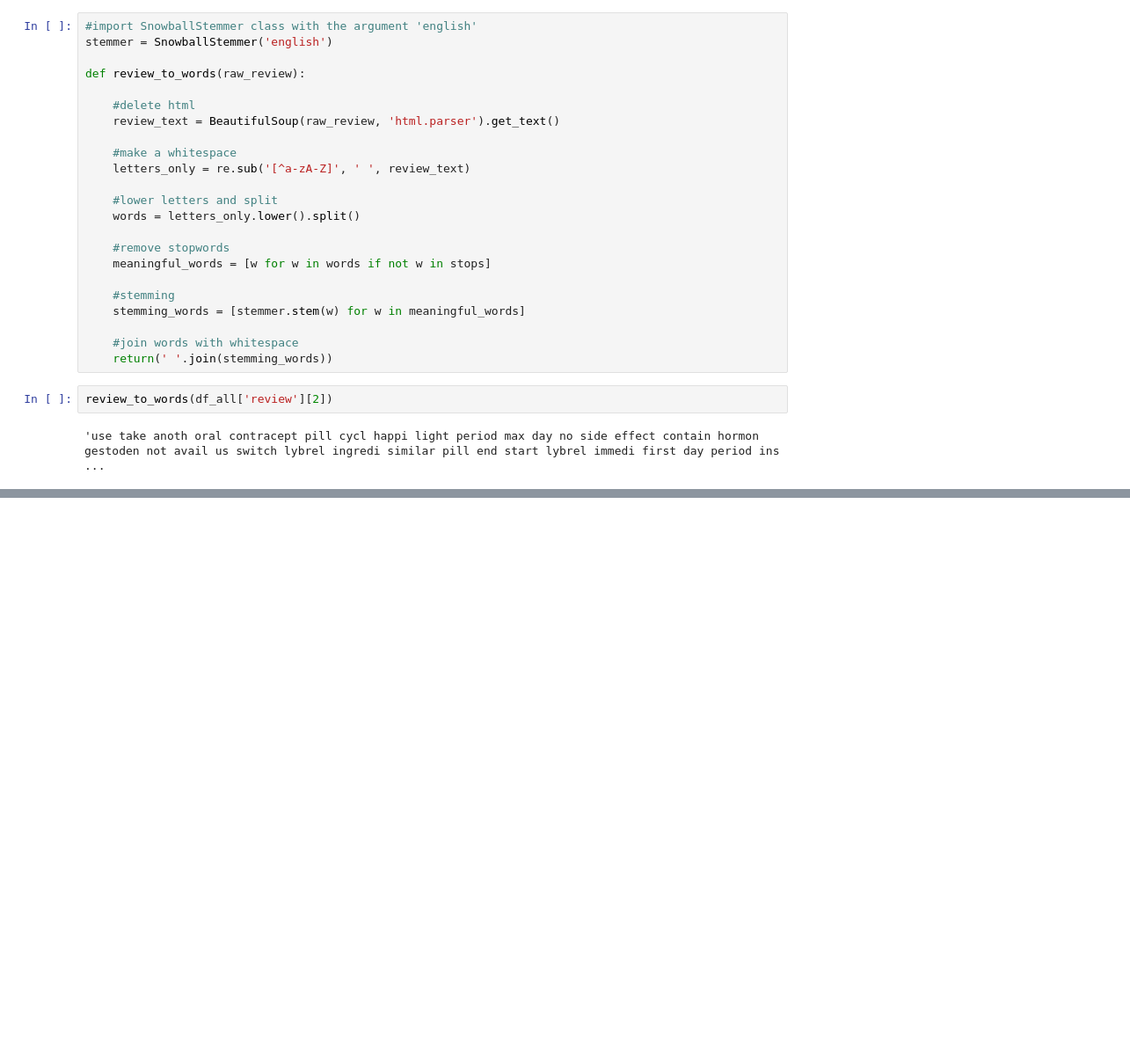
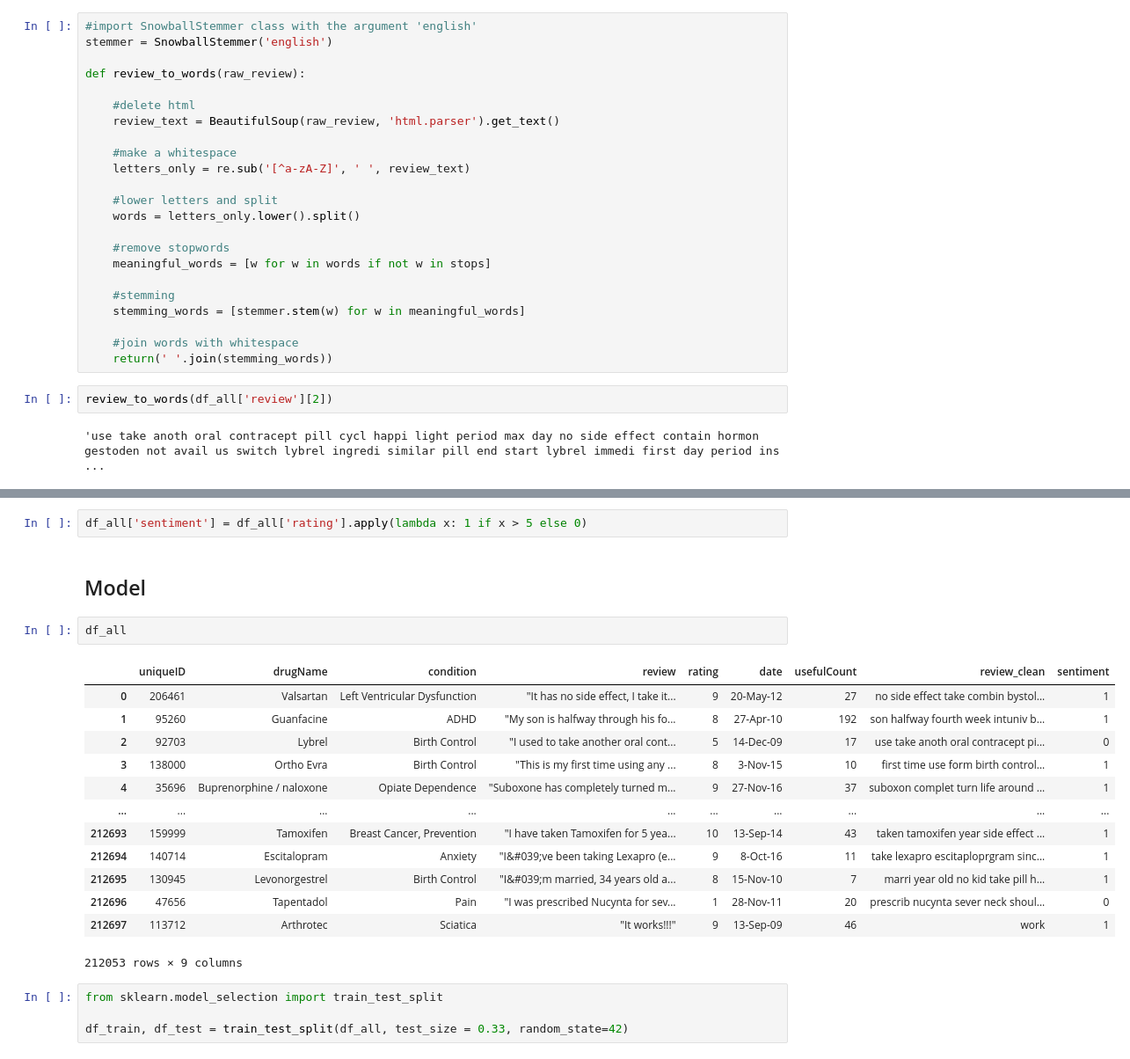
Before and after one commit to emonteiro27/drug-review, a Jupyter notebook: drug_review.ipynb, the cells around one changed output, grey strips where cells are left out. Shown: that part at 88% size. Saved outputs shown, nothing was run; the diff lists cells and outputs as text; blank space fills up the shorter version.

```diff
--- a/drug_review.ipynb
+++ b/drug_review.ipynb
@@ -498,0 +507,24 @@ There are 9 most used 4-grams that are shared in both dataframes
+# %%
+df_all['sentiment'] = df_all['rating'].apply(lambda x: 1 if x > 5 else 0)
+# %% [markdown]
+## Model
+# %%
+df_all
+# %% [output]
+|  | uniqueID | drugName | condition | review | rating | date | usefulCount | review_clean | sentiment |
+| 0 | 206461 | Valsartan | Left Ventricular Dysfunction | "It has no side effect, I take it... | 9 | 20-May-12 | 27 | no side effect take combin bystol... | 1 |
+| 1 | 95260 | Guanfacine | ADHD | "My son is halfway through his fo... | 8 | 27-Apr-10 | 192 | son halfway fourth week intuniv b... | 1 |
+| 2 | 92703 | Lybrel | Birth Control | "I used to take another oral cont... | 5 | 14-Dec-09 | 17 | use take anoth oral contracept pi... | 0 |
+| 3 | 138000 | Ortho Evra | Birth Control | "This is my first time using any ... | 8 | 3-Nov-15 | 10 | first time use form birth control... | 1 |
+| 4 | 35696 | Buprenorphine / naloxone | Opiate Dependence | "Suboxone has completely turned m... | 9 | 27-Nov-16 | 37 | suboxon complet turn life around ... | 1 |
+| ... | ... | ... | ... | ... | ... | ... | ... | ... | ... |
+| 212693 | 159999 | Tamoxifen | Breast Cancer, Prevention | "I have taken Tamoxifen for 5 yea... | 10 | 13-Sep-14 | 43 | taken tamoxifen year side effect ... | 1 |
+| 212694 | 140714 | Escitalopram | Anxiety | "I&#039;ve been taking Lexapro (e... | 9 | 8-Oct-16 | 11 | take lexapro escitaploprgram sinc... | 1 |
+| 212695 | 130945 | Levonorgestrel | Birth Control | "I&#039;m married, 34 years old a... | 8 | 15-Nov-10 | 7 | marri year old no kid take pill h... | 1 |
+| 212696 | 47656 | Tapentadol | Pain | "I was prescribed Nucynta for sev... | 1 | 28-Nov-11 | 20 | prescrib nucynta sever neck shoul... | 0 |
+| 212697 | 113712 | Arthrotec | Sciatica | "It works!!!" | 9 | 13-Sep-09 | 46 | work | 1 |
+212053 rows × 9 columns
+# %%
+from sklearn.model_selection import train_test_split
+
+df_train, df_test = train_test_split(df_all, test_size = 0.33, random_state=42)
```
Also changed, not shown: parts of 34 cells of this notebook.
